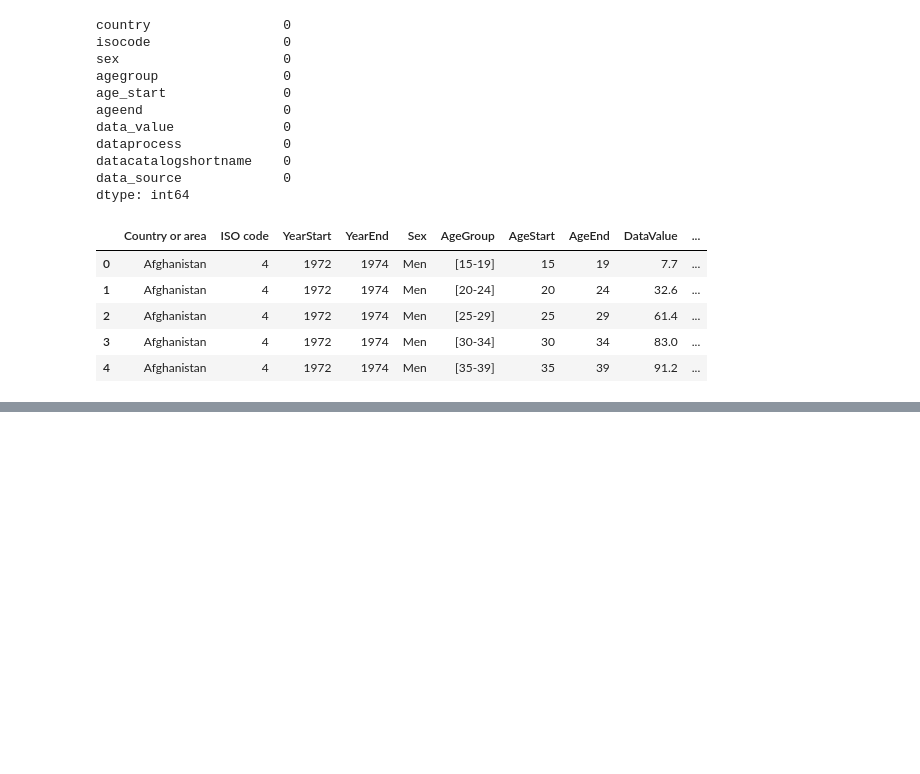
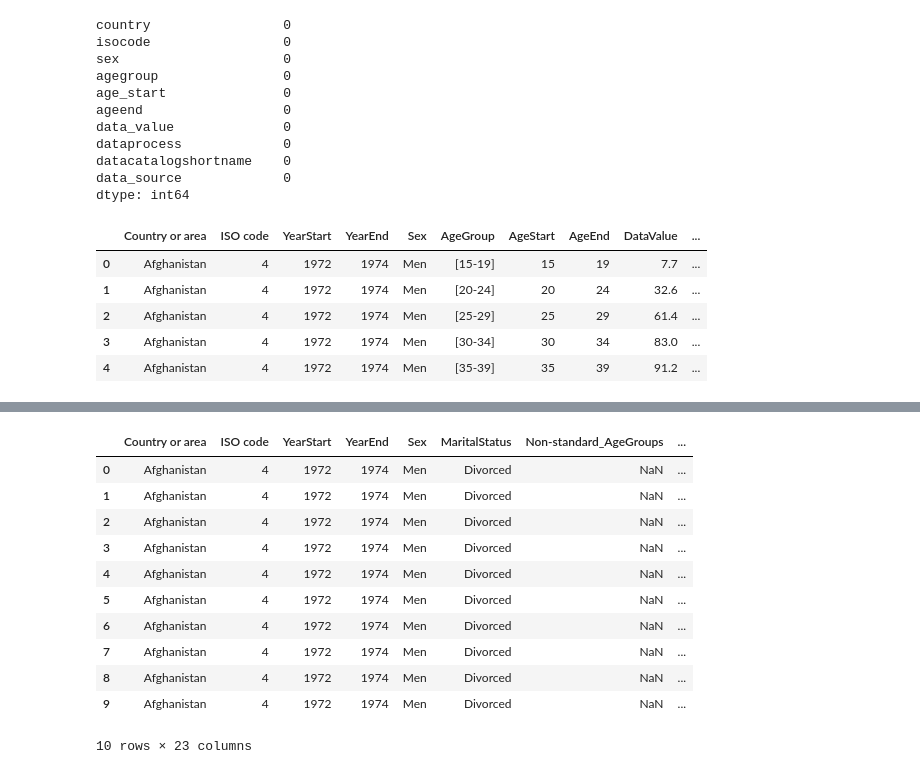
Before and after one commit to YkslB/marriage_statistics, a Jupyter notebook: scripts/Cleaning.ipynb, the cells around one changed output, grey strips where cells are left out. Drawn from its saved outputs; the diff is of its cells as text; code cells hidden in the pictures; blank space fills up the shorter version.

```diff
--- a/scripts/Cleaning.ipynb
+++ b/scripts/Cleaning.ipynb
@@ -703,0 +792,16 @@ df_12.sample(8)
+# %%
+df_14 = pd.read_csv('../data/processed/marital_status_by_age_un.csv', header= 2, low_memory=False)
+df_14.head(10)
+# %% [output]
+|  | Country or area | ISO code | YearStart | YearEnd | Sex | MaritalStatus | Non-standard_AgeGroups | ... |
+| 0 | Afghanistan | 4 | 1972 | 1974 | Men | Divorced | NaN | ... |
+| 1 | Afghanistan | 4 | 1972 | 1974 | Men | Divorced | NaN | ... |
+| 2 | Afghanistan | 4 | 1972 | 1974 | Men | Divorced | NaN | ... |
+| 3 | Afghanistan | 4 | 1972 | 1974 | Men | Divorced | NaN | ... |
+| 4 | Afghanistan | 4 | 1972 | 1974 | Men | Divorced | NaN | ... |
+| 5 | Afghanistan | 4 | 1972 | 1974 | Men | Divorced | NaN | ... |
+| 6 | Afghanistan | 4 | 1972 | 1974 | Men | Divorced | NaN | ... |
+| 7 | Afghanistan | 4 | 1972 | 1974 | Men | Divorced | NaN | ... |
+| 8 | Afghanistan | 4 | 1972 | 1974 | Men | Divorced | NaN | ... |
+| 9 | Afghanistan | 4 | 1972 | 1974 | Men | Divorced | NaN | ... |
+10 rows × 23 columns
```
Also changed, not shown: parts of 22 cells of this notebook, 1 other file.
